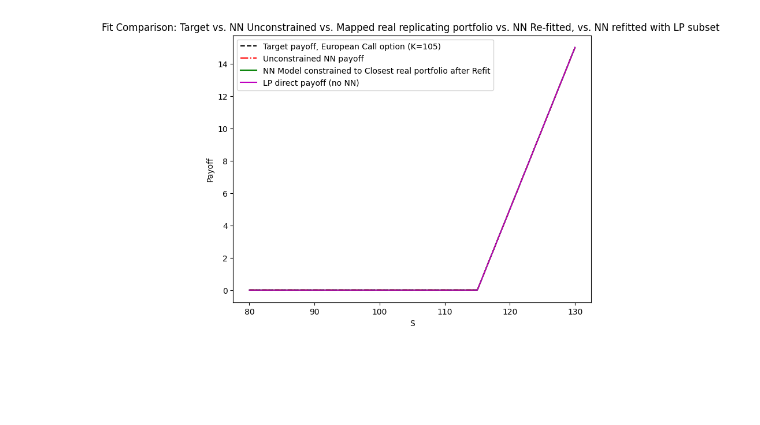
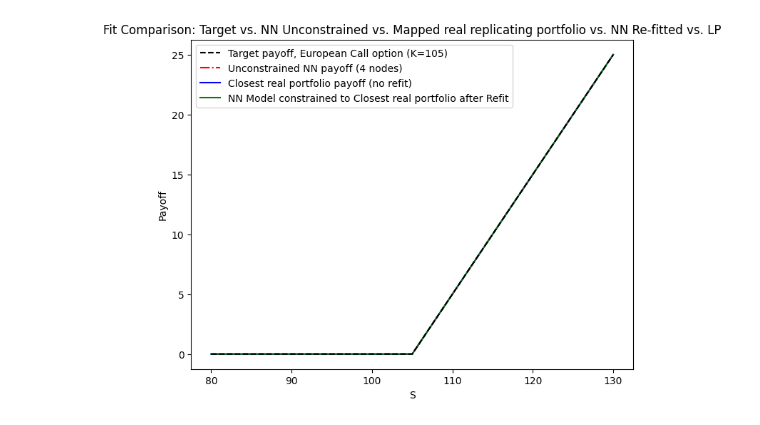
Before and after one commit to NitaiNijholt/SemiStaticReplicationNeuralNet, a Jupyter notebook: Backtesting_extension_deprecated/Real_instrument_constrained_NN_in_RLNN_algo.ipynb, the cells around one changed output. Drawn from its saved outputs; the diff is of its cells as text; code cells hidden in the pictures; blank space fills up the shorter version.

```diff
--- a/Backtesting_extension_deprecated/Real_instrument_constrained_NN_in_RLNN_algo.ipynb
+++ b/Backtesting_extension_deprecated/Real_instrument_constrained_NN_in_RLNN_algo.ipynb
@@ -340,7 +354,7 @@ def generate_underlying_prices(
     return ST
 # %%
 # Generate the *same data* for both unconstrained and real-instruments approach
-K_TARGET = 115
+K_TARGET = 105
 S0=100
 
 
@@ -662,21 +706,21 @@ print("(Refitted model) Bias:", b_final[0])
 # %%
 plt.figure(figsize=(8,6))
-plt.plot(S_test, target_payoff_vec, 'k--', label='Target payoff, European Call option (K=105)')
-plt.plot(S_test, nn_payoffs, 'r-.', label='Unconstrained NN payoff')
-# plt.plot(S_test, mapped_payoffs_naive, 'b-', label='Closest real portfolio payoff (no refit)')
+plt.plot(S_test, target_payoff_vec, 'k--', label='Target payoff, European Call option (K=105)', zorder=99)
+plt.plot(S_test, nn_payoffs, 'r-.', label='Unconstrained NN payoff (4 nodes)')
+plt.plot(S_test, mapped_payoffs_naive, 'b-', label='Closest real portfolio payoff (no refit)')
 plt.plot(S_test, y_refit, 'g-', label='NN Model constrained to Closest real portfolio after Refit')
 # plt.plot(S_test, y_lp_refit, 'c-', label='LP-based subset => RealInstrumentsLayer fit')
-plt.plot(S_test, lp_payoffs_direct,  'm-', label='LP direct payoff (no NN)')
+# plt.plot(S_test, lp_payoffs_direct,  'm-', label='LP direct payoff (no NN)')
 plt.xlabel("S")
 plt.ylabel("Payoff")
 plt.xlabel("S")
 plt.ylabel("Payoff")
 
-plt.title("Fit Comparison: Target vs. NN Unconstrained vs. Mapped real replicating portfolio vs. NN Re-fitted, vs. NN refitted with LP subset ")
+plt.title("Fit Comparison: Target vs. NN Unconstrained vs. Mapped real replicating portfolio vs. NN Re-fitted vs. LP")
 plt.legend()
 plt.show()
 # %% [output]
-[figure, old version]
+[figure, new version]
 # %%
 import numpy as np
 from scipy.stats import norm
```
Also changed, not shown: parts of 29 cells of this notebook.
